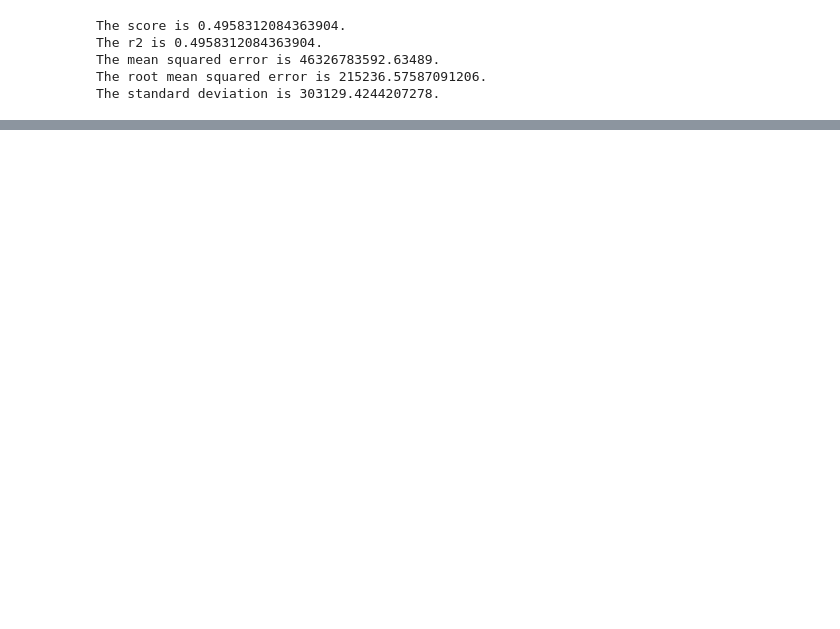
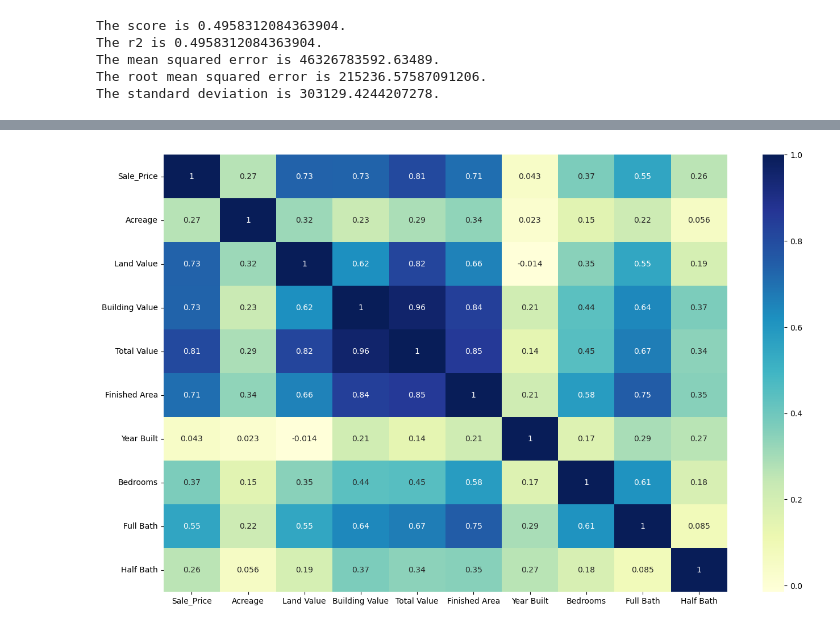
Before and after one commit to margoberry17/Predicting-Hosing-Prices-using-ML, a Jupyter notebook: Project 4.ipynb, the cells around one changed output, grey strips where cells are left out. Saved outputs shown, nothing was run; the diff lists cells and outputs as text; code cells hidden in the pictures; blank space fills up the shorter version.

```diff
--- a/Project 4.ipynb
+++ b/Project 4.ipynb
@@ -224,0 +316,3 @@ cleaned_df.to_csv('cleaned_data.csv', index=False)
+# %%
+df_encoded = df_encoded.rename(columns={'Sale Price': 'Sale_Price'})
+df_encoded.head()
@@ -224,0 +327,9 @@ cleaned_df.to_csv('cleaned_data.csv', index=False)
+# %%
+np.random.seed(0)
+df_train, df_test = train_test_split(df_encoded, train_size = 0.7, test_size = 0.3, random_state = 100)
+# %%
+scaler = MinMaxScaler()
+# %%
+num_vars = ['Sale_Price', 'Acreage', 'Land Value', 'Building Value', 'Total Value','Finished Area','Year Built','Bedrooms','Full Bath','Half Bath']
+
+df_train[num_vars] = scaler.fit_transform(df_train[num_vars])
@@ -224,0 +359,9 @@ cleaned_df.to_csv('cleaned_data.csv', index=False)
+# %%
+df_train_subset = df_train[['Sale_Price', 'Acreage', 'Land Value', 'Building Value', 'Total Value','Finished Area','Year Built','Bedrooms','Full Bath','Half Bath']]
+
+# Plotting the heatmap
+plt.figure(figsize = (16, 10))
+sns.heatmap(df_train_subset.corr(), annot = True, cmap="YlGnBu")
+plt.show()
+# %% [output]
+[figure, added]
```
Also changed, not shown: parts of 12 cells of this notebook.
